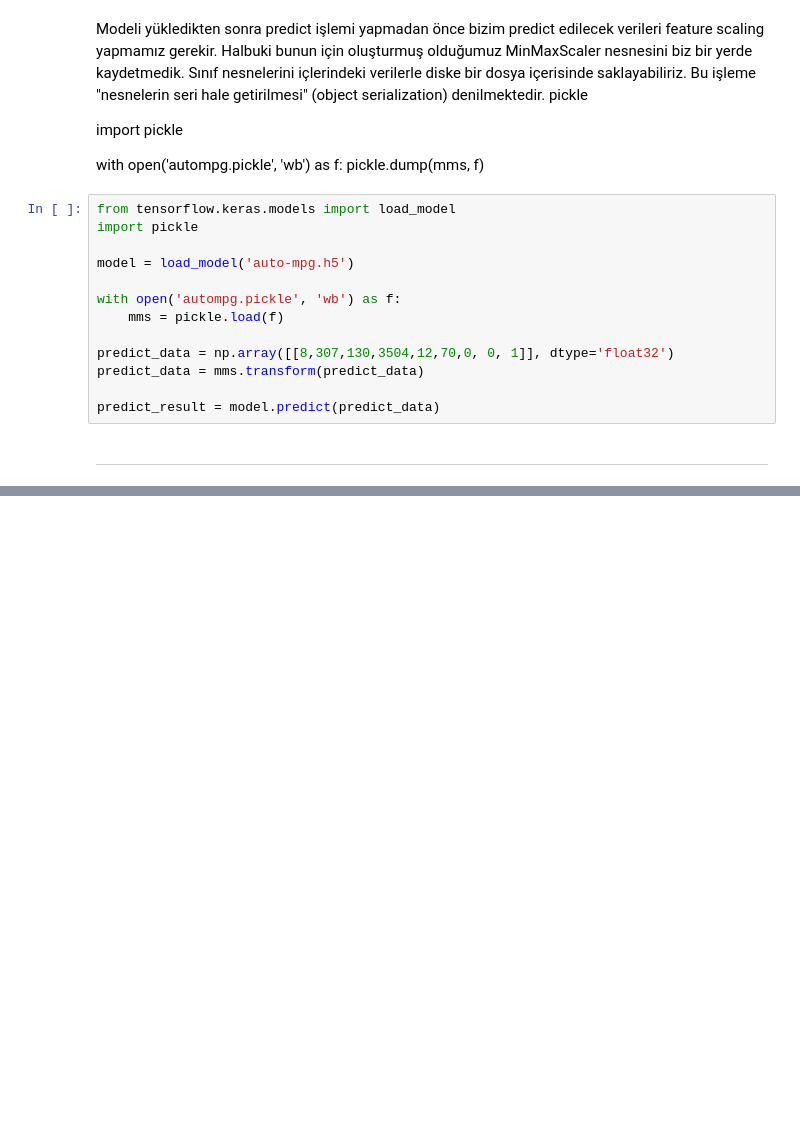
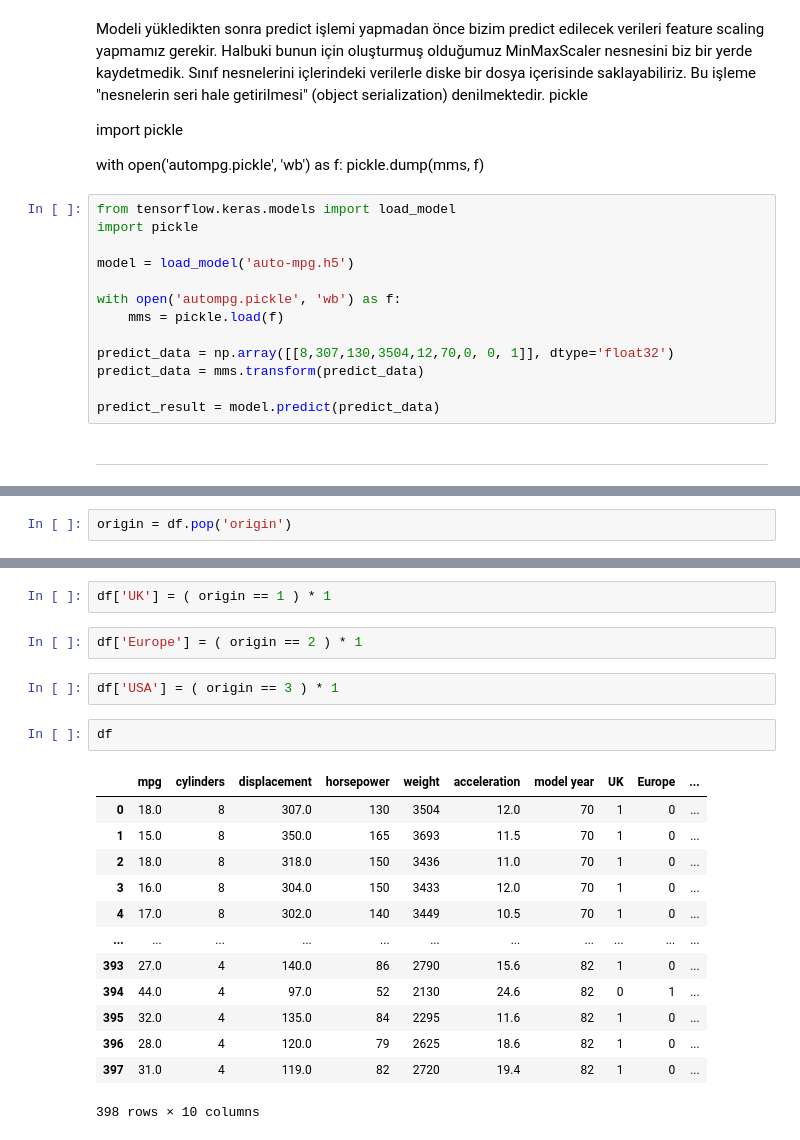
Before and after one commit to OguzhanCaglar/Machine-Learning-with-Python, a Jupyter notebook: Lecture-15.ipynb, the cells around one changed output, grey strips where cells are left out. Cells and saved outputs as stored; diff of their text form; blank space fills up the shorter version.

Commit message:
New: Bu derstte aşağıdaki konular işlendi: - Boston Housing Prices Örneği - YSA larında çok etiketli modeller

```diff
--- a/Lecture-15.ipynb
+++ b/Lecture-15.ipynb
@@ -257,0 +335,2 @@ df = pd.read_csv
+# %%
+origin = df.pop('origin')
@@ -257,0 +352,22 @@ df = pd.read_csv
+# %%
+df['UK'] = ( origin == 1 ) * 1
+# %%
+df['Europe'] = ( origin == 2 ) * 1
+# %%
+df['USA'] = ( origin == 3 ) * 1
+# %%
+df
+# %% [output]
+|  | mpg | cylinders | displacement | horsepower | weight | acceleration | model year | UK | Europe | ... |
+| 0 | 18.0 | 8 | 307.0 | 130 | 3504 | 12.0 | 70 | 1 | 0 | ... |
+| 1 | 15.0 | 8 | 350.0 | 165 | 3693 | 11.5 | 70 | 1 | 0 | ... |
+| 2 | 18.0 | 8 | 318.0 | 150 | 3436 | 11.0 | 70 | 1 | 0 | ... |
+| 3 | 16.0 | 8 | 304.0 | 150 | 3433 | 12.0 | 70 | 1 | 0 | ... |
+| 4 | 17.0 | 8 | 302.0 | 140 | 3449 | 10.5 | 70 | 1 | 0 | ... |
+| ... | ... | ... | ... | ... | ... | ... | ... | ... | ... | ... |
+| 393 | 27.0 | 4 | 140.0 | 86 | 2790 | 15.6 | 82 | 1 | 0 | ... |
+| 394 | 44.0 | 4 | 97.0 | 52 | 2130 | 24.6 | 82 | 0 | 1 | ... |
+| 395 | 32.0 | 4 | 135.0 | 84 | 2295 | 11.6 | 82 | 1 | 0 | ... |
+| 396 | 28.0 | 4 | 120.0 | 79 | 2625 | 18.6 | 82 | 1 | 0 | ... |
+| 397 | 31.0 | 4 | 119.0 | 82 | 2720 | 19.4 | 82 | 1 | 0 | ... |
+398 rows × 10 columns
```
Also changed, not shown: parts of 13 cells of this notebook, 5 other files.
